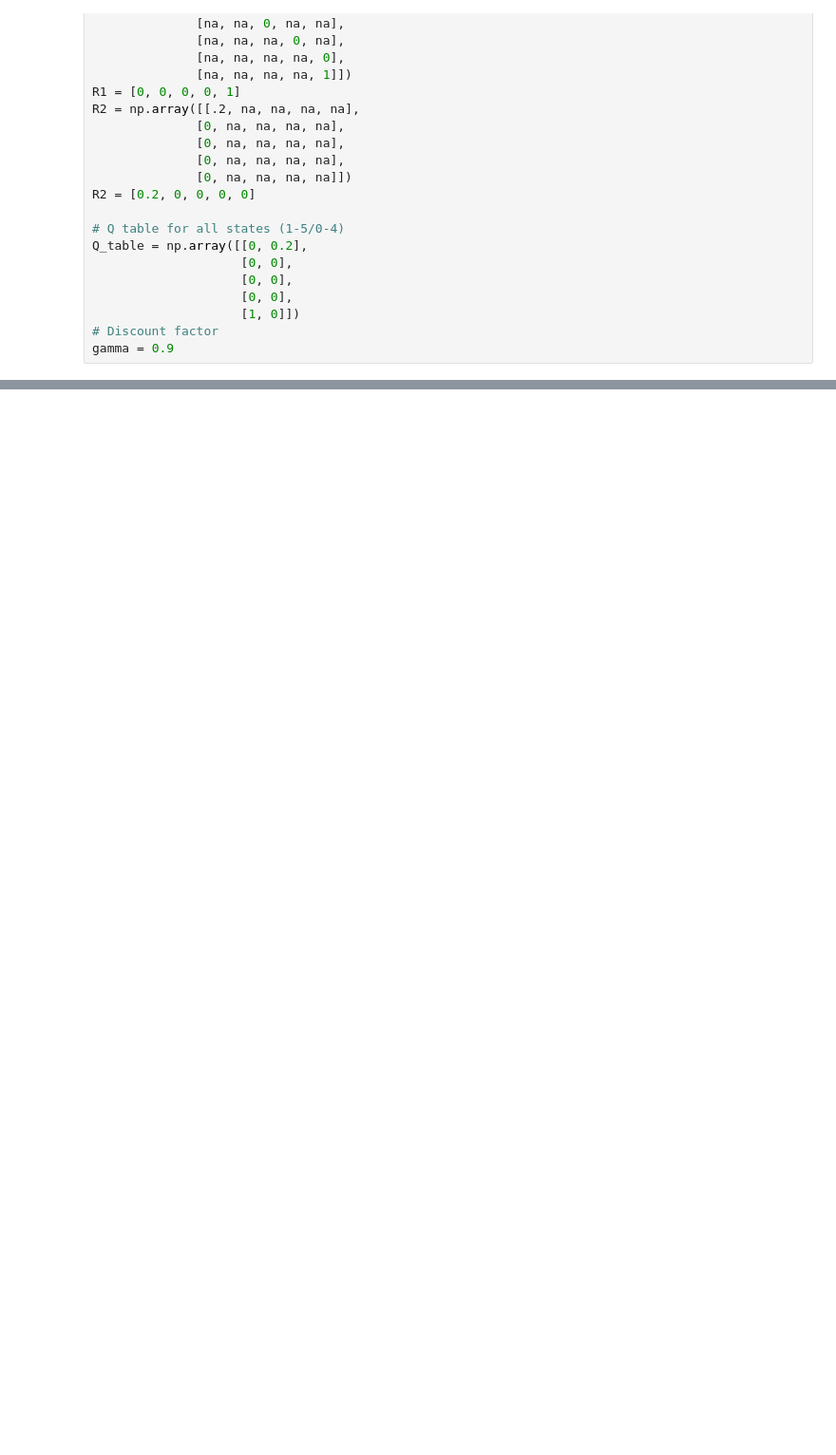
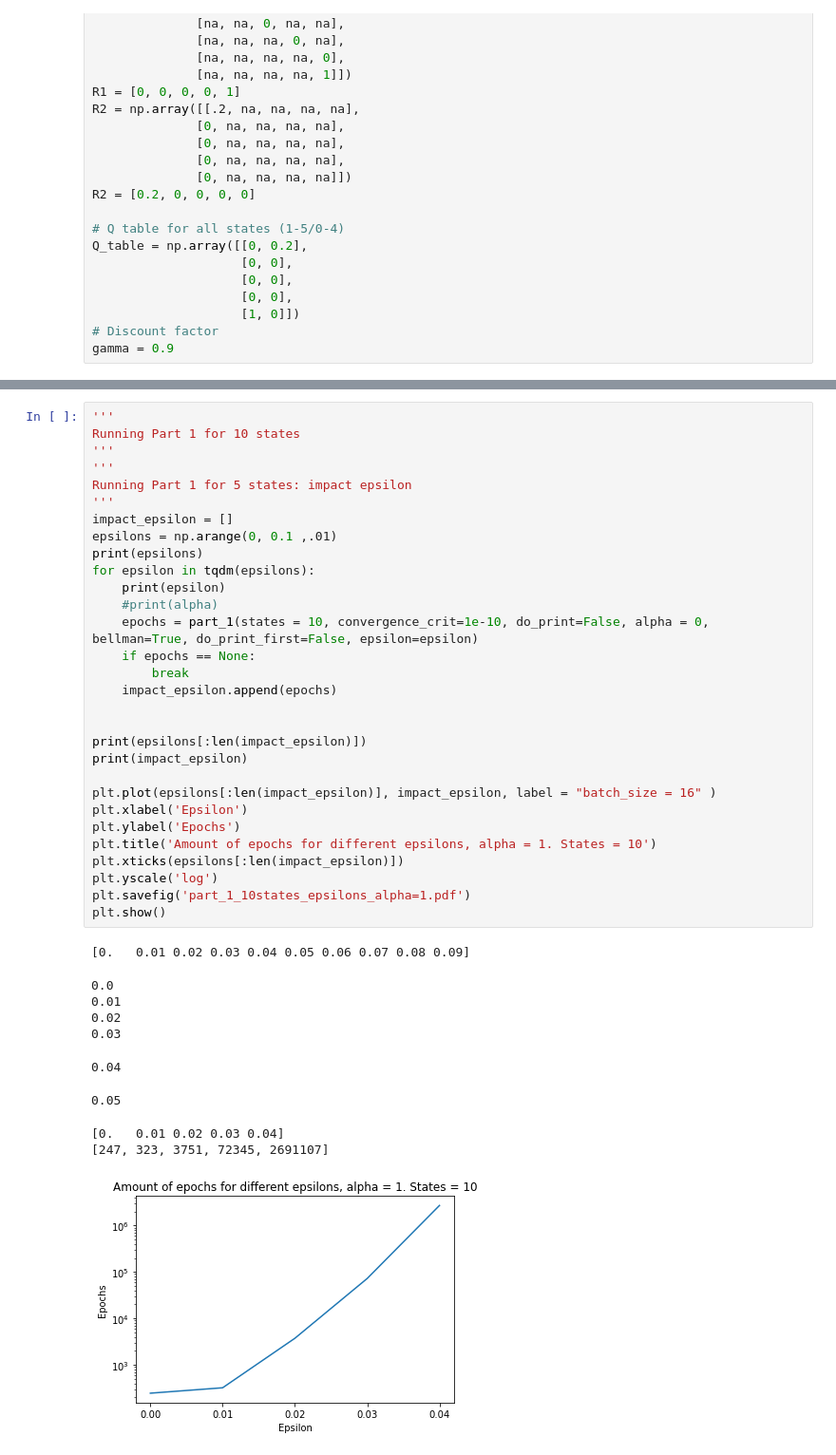
Before and after one commit to RoelRotti/DynamicProgrammingReinforcementLearningHW4, a Jupyter notebook: DPRL_HW4.ipynb, the cells around one changed output, grey strips where cells are left out. Shown at 95% size. Cells and saved outputs as stored; diff of their text form; blank space fills up the shorter version.

```diff
--- a/DPRL_HW4.ipynb
+++ b/DPRL_HW4.ipynb
@@ -135,0 +206,41 @@ part_1(states = 10, convergence_crit=1e-10, do_print=True)
+# %%
+'''
+Running Part 1 for 10 states
+'''
+'''
+Running Part 1 for 5 states: impact epsilon
+'''
+impact_epsilon = []
+epsilons = np.arange(0, 0.1 ,.01)
+print(epsilons)
+for epsilon in tqdm(epsilons):
+    print(epsilon)
+    #print(alpha)
+    epochs = part_1(states = 10, convergence_crit=1e-10, do_print=False, alpha = 0, bellman=True, do_print_first=False, epsilon=epsilon)
+    if epochs == None:
+        break
+    impact_epsilon.append(epochs)
+
+
+print(epsilons[:len(impact_epsilon)])
+print(impact_epsilon)
+
+plt.plot(epsilons[:len(impact_epsilon)], impact_epsilon, label = "batch_size = 16" )
+plt.xlabel('Epsilon')
+plt.ylabel('Epochs')
+plt.title('Amount of epochs for different epsilons, alpha = 1. States = 10')
+plt.xticks(epsilons[:len(impact_epsilon)])
+plt.yscale('log')
+plt.savefig('part_1_10states_epsilons_alpha=1.pdf')
+plt.show()
+# %% [output]
+[0.   0.01 0.02 0.03 0.04 0.05 0.06 0.07 0.08 0.09]
+0.0
+0.01
+0.02
+0.03
+0.04
+0.05
+[0.   0.01 0.02 0.03 0.04]
+[247, 323, 3751, 72345, 2691107]
+[figure, added]
```
Also changed, not shown: parts of 8 cells of this notebook, 3 other files.
